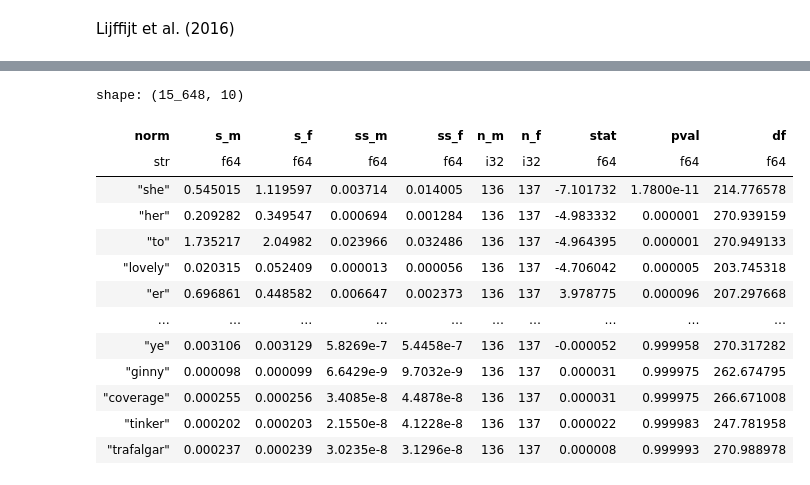
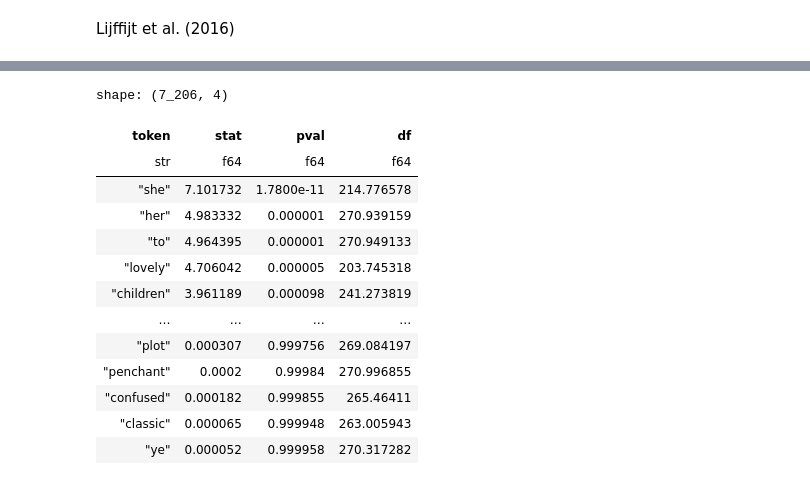
Before and after one commit to rmalouf/polars_corpus, a Jupyter notebook: examples/keywords.ipynb, the cells around one changed output, grey strips where cells are left out. Cells and saved outputs as stored; diff of their text form; code cells hidden in the pictures.

```diff
--- a/examples/keywords.ipynb
+++ b/examples/keywords.ipynb
@@ -202,24 +252,10 @@ tbl.save("LL")
 # %% [markdown]
 Lijffijt et al. (2016)
 # %%
-bnc = bnc.collect()
-
-n_m = bnc.filter(pl.col("sex") == "m").n_unique("file_id")
-n_f = bnc.filter(pl.col("sex") == "f").n_unique("file_id")
-
-ttest = (
-    bnc.group_by("file_id", "sex", "norm")
-    .agg(pl.len().alias("freq"))
-    .with_columns(n=pl.sum("freq").over(["file_id", "sex"]))
-    .with_columns(
-        (pl.col("freq") / pl.sum("freq").over(["file_id", "sex"])).alias("rel_freq")
-    )
-    .group_by("sex", "norm")
-    .agg(s=pl.col("rel_freq").sum(), ss=(pl.col("rel_freq") * pl.col("rel_freq")).sum())
-    .pivot(on="sex", index=["norm"])
-    .drop_nulls()
-    .with_columns(n_m=n_m, n_f=n_f)
-    .with_columns(plc.welchs_t_from_stats("s_m", "ss_m", "n_m", "s_f", "ss_f", "n_f"))
-    .unnest("t_test")
-    .sort(by="pval")
+male_keywords = plc.keywords(
+    target = bnc.filter(pl.col('sex')=='m'),
+    reference= bnc.filter(pl.col('sex')=='f'),
+    method='ttest',
+    term=pl.col('token').str.to_lowercase()
 )
+male_keywords
@@ -226,17 +277,23 @@ ttest = (
 # %%
-ttest
+female_keywords = plc.keywords(
+    target = bnc.filter(pl.col('sex')=='f'),
+    reference= bnc.filter(pl.col('sex')=='m'),
+    method='ttest',
+    term=pl.col('token').str.to_lowercase()
+)
+female_keywords
 # %% [output]
-shape: (15_648, 10)
+shape: (7_206, 4)
-| norm | s_m | s_f | ss_m | ss_f | n_m | n_f | stat | pval | df |
-| str | f64 | f64 | f64 | f64 | i32 | i32 | f64 | f64 | f64 |
-| "she" | 0.545015 | 1.119597 | 0.003714 | 0.014005 | 136 | 137 | -7.101732 | 1.7800e-11 | 214.776578 |
-| "her" | 0.209282 | 0.349547 | 0.000694 | 0.001284 | 136 | 137 | -4.983332 | 0.000001 | 270.939159 |
-| "to" | 1.735217 | 2.04982 | 0.023966 | 0.032486 | 136 | 137 | -4.964395 | 0.000001 | 270.949133 |
-| "lovely" | 0.020315 | 0.052409 | 0.000013 | 0.000056 | 136 | 137 | -4.706042 | 0.000005 | 203.745318 |
-| "er" | 0.696861 | 0.448582 | 0.006647 | 0.002373 | 136 | 137 | 3.978775 | 0.000096 | 207.297668 |
-| … | … | … | … | … | … | … | … | … | … |
-| "ye" | 0.003106 | 0.003129 | 5.8269e-7 | 5.4458e-7 | 136 | 137 | -0.000052 | 0.999958 | 270.317282 |
-| "ginny" | 0.000098 | 0.000099 | 6.6429e-9 | 9.7032e-9 | 136 | 137 | 0.000031 | 0.999975 | 262.674795 |
-| "coverage" | 0.000255 | 0.000256 | 3.4085e-8 | 4.4878e-8 | 136 | 137 | 0.000031 | 0.999975 | 266.671008 |
-| "tinker" | 0.000202 | 0.000203 | 2.1550e-8 | 4.1228e-8 | 136 | 137 | 0.000022 | 0.999983 | 247.781958 |
-| "trafalgar" | 0.000237 | 0.000239 | 3.0235e-8 | 3.1296e-8 | 136 | 137 | 0.000008 | 0.999993 | 270.988978 |
+| token | stat | pval | df |
+| str | f64 | f64 | f64 |
+| "she" | 7.101732 | 1.7800e-11 | 214.776578 |
+| "her" | 4.983332 | 0.000001 | 270.939159 |
+| "to" | 4.964395 | 0.000001 | 270.949133 |
+| "lovely" | 4.706042 | 0.000005 | 203.745318 |
+| "children" | 3.961189 | 0.000098 | 241.273819 |
+| … | … | … | … |
+| "plot" | 0.000307 | 0.999756 | 269.084197 |
+| "penchant" | 0.0002 | 0.99984 | 270.996855 |
+| "confused" | 0.000182 | 0.999855 | 265.46411 |
+| "classic" | 0.000065 | 0.999948 | 263.005943 |
+| "ye" | 0.000052 | 0.999958 | 270.317282 |
```
Also changed, not shown: parts of 7 cells of this notebook, 4 other files.
